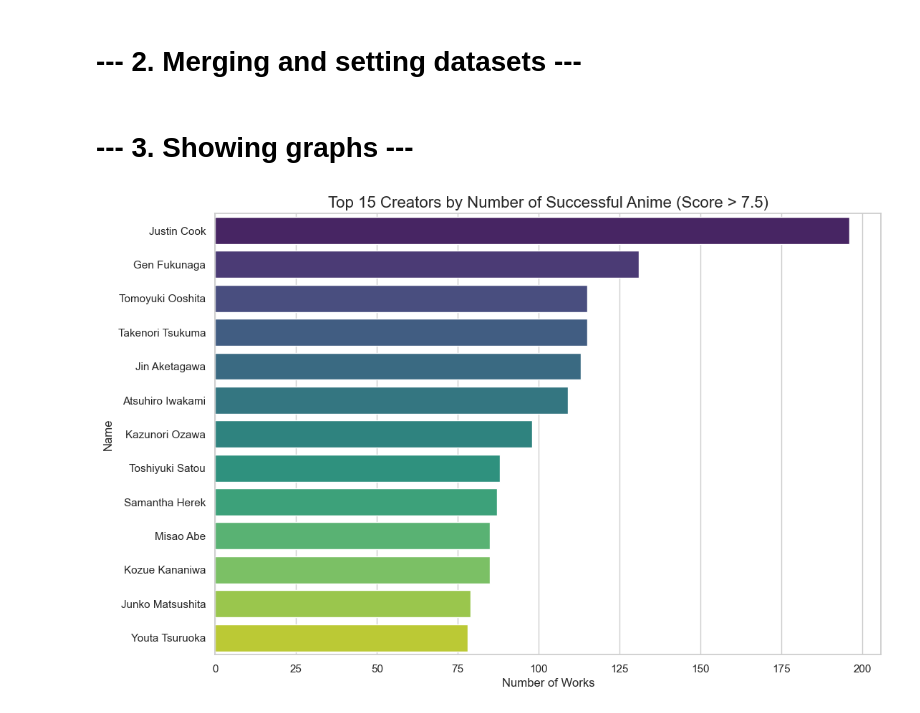
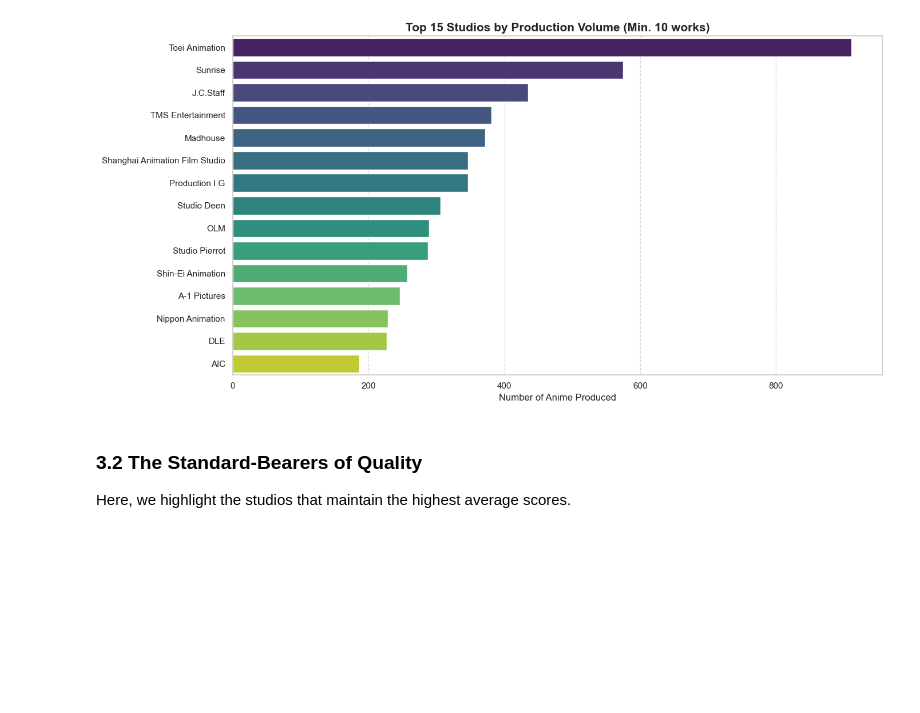
Before and after one commit to bil004/Anime, a Jupyter notebook: solution/analysis/fans and journalists/major_studios_works.ipynb, the cells around one changed output. Cells and saved outputs as stored; diff of their text form; code cells hidden in the pictures; blank space fills up the shorter version.

```diff
--- a/solution/analysis/fans and journalists/major_studios_works.ipynb
+++ b/solution/analysis/fans and journalists/major_studios_works.ipynb
@@ -8,4 +15,5 @@ import seaborn as sns
 import matplotlib.pyplot as plt
 import lib.dbconnection as dbc
 
-sns.set_theme(style="whitegrid")
+sns.set_theme(style="whitegrid", context="notebook")
+plt.rcParams['figure.figsize'] = (12, 6)
@@ -33,0 +64,19 @@ Trovati 1473 anime con media alta.
+# %%
+# Data aggregation by studio
+studio_stats = df_merged.groupby('studios').agg(
+    work_count=('anime_id', 'count'),
+    avg_studio_score=('avg_score', 'mean'),
+    total_votes=('vote_count', 'sum') # Useful for extra context
+).reset_index()
+
+# Set minimum works threshold for analysis
+MIN_WORKS = 10
+
+# Statistical filtering
+top_studios = studio_stats[studio_stats['work_count'] >= MIN_WORKS]
+
+# Create Top 15 lists
+top_15_by_works = top_studios.sort_values(by='work_count', ascending=False).head(15)
+top_15_by_score = top_studios.sort_values(by='avg_studio_score', ascending=False).head(15)
+
+print(f"Studios analyzed (with at least {MIN_WORKS} works): {len(top_studios)}")
@@ -34,2 +90,21 @@ Trovati 1473 anime con media alta.
+# %%
+plt.figure(figsize=(14, 7))
+barplot = sns.barplot(
+    data=top_15_by_works,
+    x='work_count',
+    y='studios',
+    palette='viridis' ,
+    hue='studios'
+)
+plt.title(f'Top 15 Studios by Production Volume (Min. {MIN_WORKS} works)', fontsize=15, weight='bold')
+plt.xlabel('Number of Anime Produced', fontsize=12)
+plt.ylabel('')
+plt.grid(axis='x', linestyle='--', alpha=0.7)
+plt.tight_layout()
+plt.savefig('../../graphs/top_studios_volume.png', dpi=300)
+plt.show()
+# %% [output]
+[figure, added]
 # %% [markdown]
-# --- 2. Merging and setting datasets ---
+### 3.2 The Standard-Bearers of Quality
+Here, we highlight the studios that maintain the highest average scores.
@@ -57,19 +110,0 @@ else:
-# %% [markdown]
-# --- 3. Showing graphs ---
-# %%
-plt.figure(figsize=(12, 8))
-sns.barplot(
-    data=top_15_creators,
-    x='successful_works_count',
-    y='name',
-    hue='name',
-    palette='viridis'
-)
-plt.title('Top 15 Creators by Number of Successful Anime (Score > 7.5)', fontsize=16)
-plt.xlabel('Number of Works')
-plt.ylabel('Name')
-
-plt.savefig('../../graphs/creatorsBySuccessfulAnime.png', dpi=300, bbox_inches='tight')
-plt.show()
-# %% [output]
-[figure, removed]
```
Also changed, not shown: parts of 9 cells of this notebook, 19 other files.
